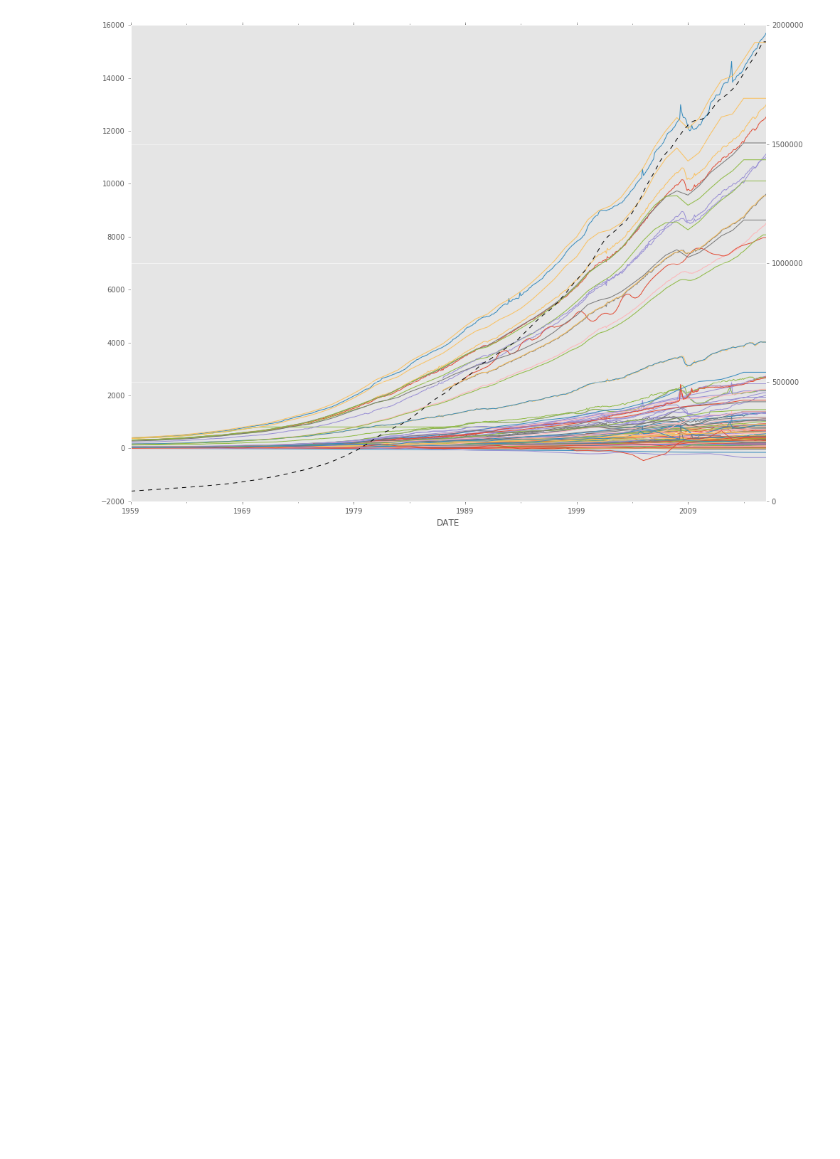
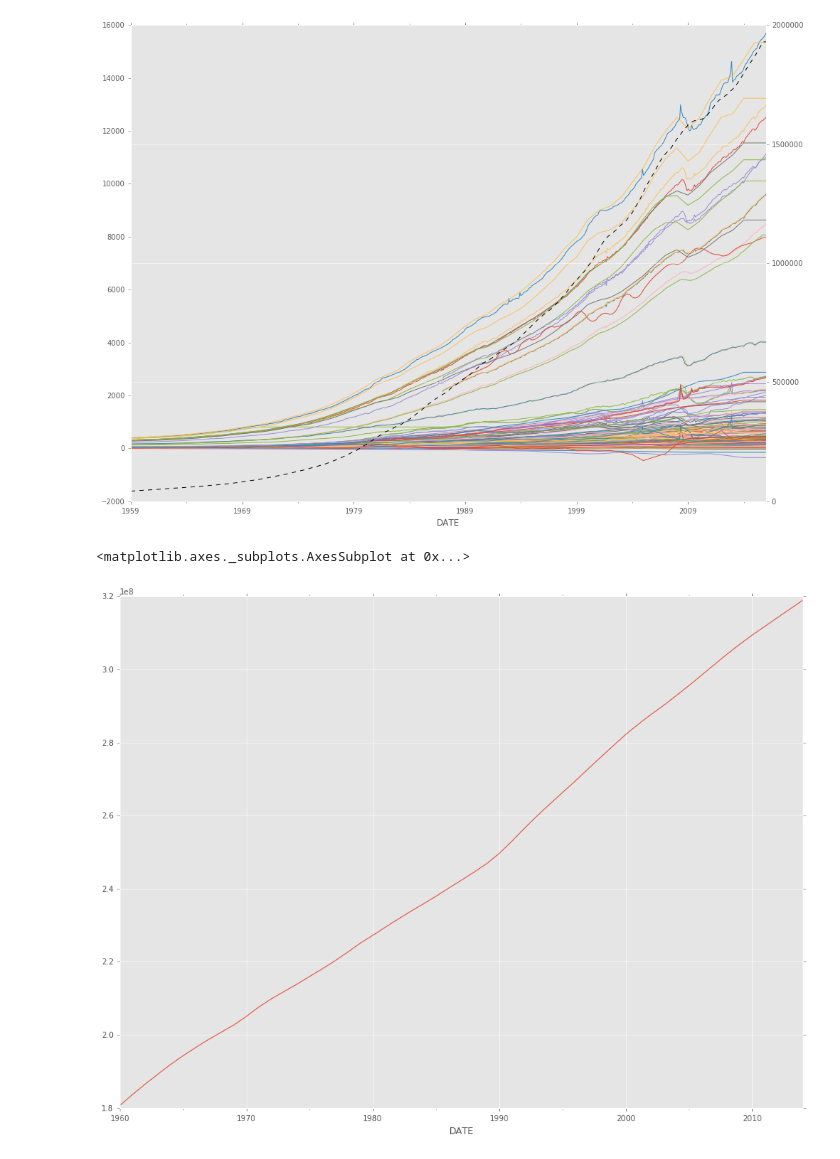
Before and after one commit to selfabrisham/aemshousing, a Jupyter notebook: notebooks/Get personal income and expense data from FRED data.ipynb, the cells around one changed output. Drawn from its saved outputs; the diff is of its cells as text; code cells hidden in the pictures; blank space fills up the shorter version.

Commit message:
update notebook to have population data

```diff
--- a/notebooks/Get personal income and expense data from FRED data.ipynb
+++ b/notebooks/Get personal income and expense data from FRED data.ipynb
@@ -32,3 +32,11 @@ uspop = uspop[~uspop['Units'].str.contains('%')]
 # Find the latest
 uspop = uspop.loc[uspop['Last Updated'].argmax()].iloc[0]
 uspop
+# Readin population data
+uspop_data = pd.read_csv(
+        fred_path + 'data/' + uspop['File'].strip().replace('\\', '/'),
+        index_col='DATE',
+        parse_dates=True
+    )['VALUE']
+# Fill NaNs with interpolated data
+uspop_data = uspop_data.interpolate(method='time')
@@ -119,3 +120,8 @@ housing.plot(legend=False, style='k--', secondary_y=True)
 # %% [output]
 <matplotlib.axes._subplots.AxesSubplot at 0x...>
 [figure]
+# %%
+uspop_data.plot()
+# %% [output]
+<matplotlib.axes._subplots.AxesSubplot at 0x...>
+[figure, added]
```
Also changed, not shown: parts of 1 cell of this notebook.
